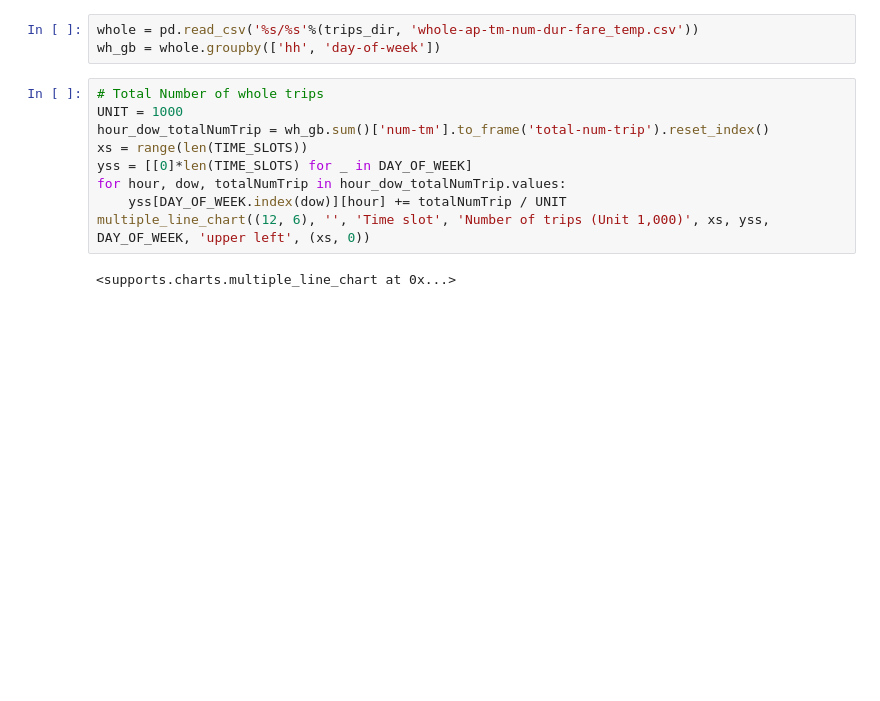
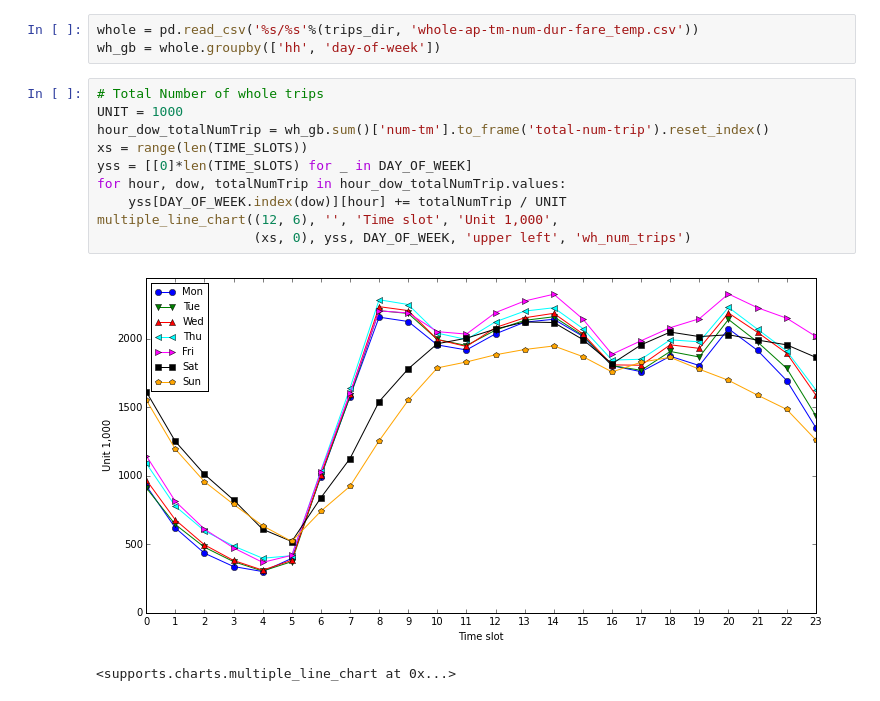
Before and after one commit to jerryhan88/workspace_SMU, a Jupyter notebook: taxi_py/analysis/basic_statistics_whole.ipynb, the cells around one changed output. Drawn from its saved outputs; the diff is of its cells as text; blank space fills up the shorter version.

```diff
--- a/taxi_py/analysis/basic_statistics_whole.ipynb
+++ b/taxi_py/analysis/basic_statistics_whole.ipynb
@@ -18,13 +21,15 @@ wh_gb = whole.groupby(['hh', 'day-of-week'])
 # %%
 # Total Number of whole trips
 UNIT = 1000
 hour_dow_totalNumTrip = wh_gb.sum()['num-tm'].to_frame('total-num-trip').reset_index()
 xs = range(len(TIME_SLOTS))
 yss = [[0]*len(TIME_SLOTS) for _ in DAY_OF_WEEK]
 for hour, dow, totalNumTrip in hour_dow_totalNumTrip.values:
     yss[DAY_OF_WEEK.index(dow)][hour] += totalNumTrip / UNIT
-multiple_line_chart((12, 6), '', 'Time slot', 'Number of trips (Unit 1,000)', xs, yss, DAY_OF_WEEK, 'upper left', (xs, 0))
+multiple_line_chart((12, 6), '', 'Time slot', 'Unit 1,000',
+                    (xs, 0), yss, DAY_OF_WEEK, 'upper left', 'wh_num_trips')
 # %% [output]
+[figure, added]
 <supports.charts.multiple_line_chart at 0x...>
 # %%
 # Total fare of whole trips
```
Also changed, not shown: parts of 2 cells of this notebook, 10 other files.
